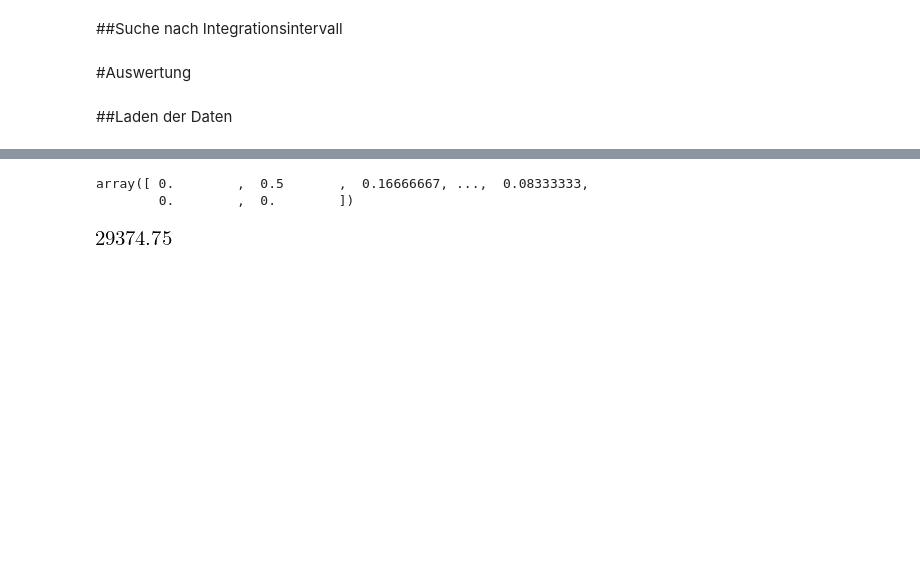
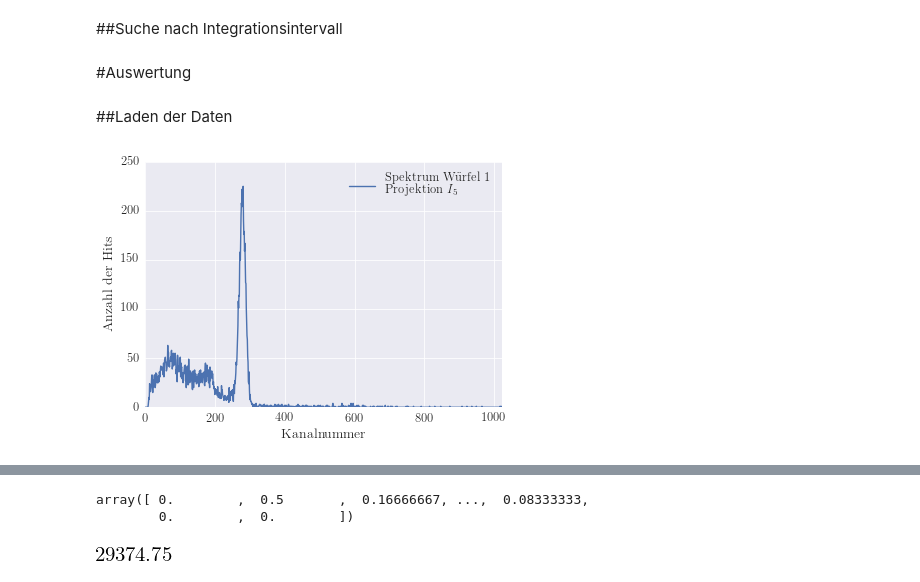
Before and after one commit to LuckyJosh/PhysikFP2015, a Jupyter notebook: 01_TomographieGamma[ ]/Python/Auswertung.ipynb, the cells around one changed output, grey strips where cells are left out. Drawn from its saved outputs; the diff is of its cells as text; code cells hidden in the pictures; blank space fills up the shorter version.

Commit message:
Spektrum Grafiken erstellt

```diff
--- a/01_TomographieGamma[ ]/Python/Auswertung.ipynb
+++ b/01_TomographieGamma[ ]/Python/Auswertung.ipynb
@@ -19,7 +19,9 @@ import matplotlib.patches as mpatches
 from matplotlib.lines import Line2D
 
 import seaborn as sns
-sns.set(context="paper",font_scale=1.4)
+
+sns.set(context="paper",font_scale=1.6,style="darkgrid")
+
 
 import scipy as sp
 import scipy.constants as const
@@ -187,3 +189,13 @@ cube_3,real_time_3,live_time_3 = load_data(num_cube=3)
 #cube_0 = cube_0.mean(axis=0)
 real_time_0 = real_time_0.mean()
 live_time_0 = live_time_0.mean()
+# %%
+# Plot eines Spektrums aus der 5.Messung von Cube 1
+plt.xlim(0,1023)
+plt.xlabel("Kanalnummer")
+plt.ylabel("Anzahl der Hits")
+plt.plot(channels,cube_1[4],label=u"Spektrum Würfel 1\n Projektion $I_{5}$ ")
+plt.legend(loc="upper right")
+plt.savefig(path_graphics+"Spektrum_Block_1_Messung_5_0_1023.pdf")
+# %% [output]
+[figure, added]
```
Also changed, not shown: parts of 2 cells of this notebook, 5 other files.
